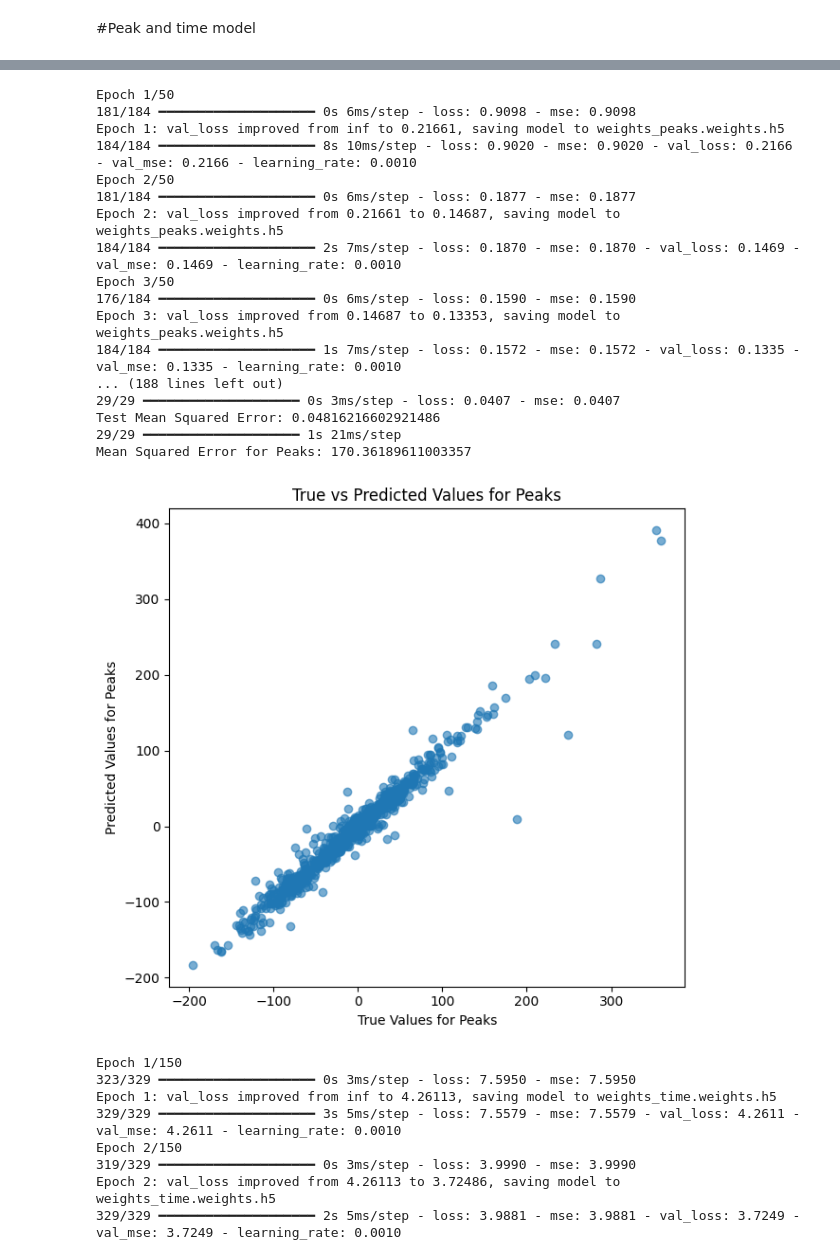
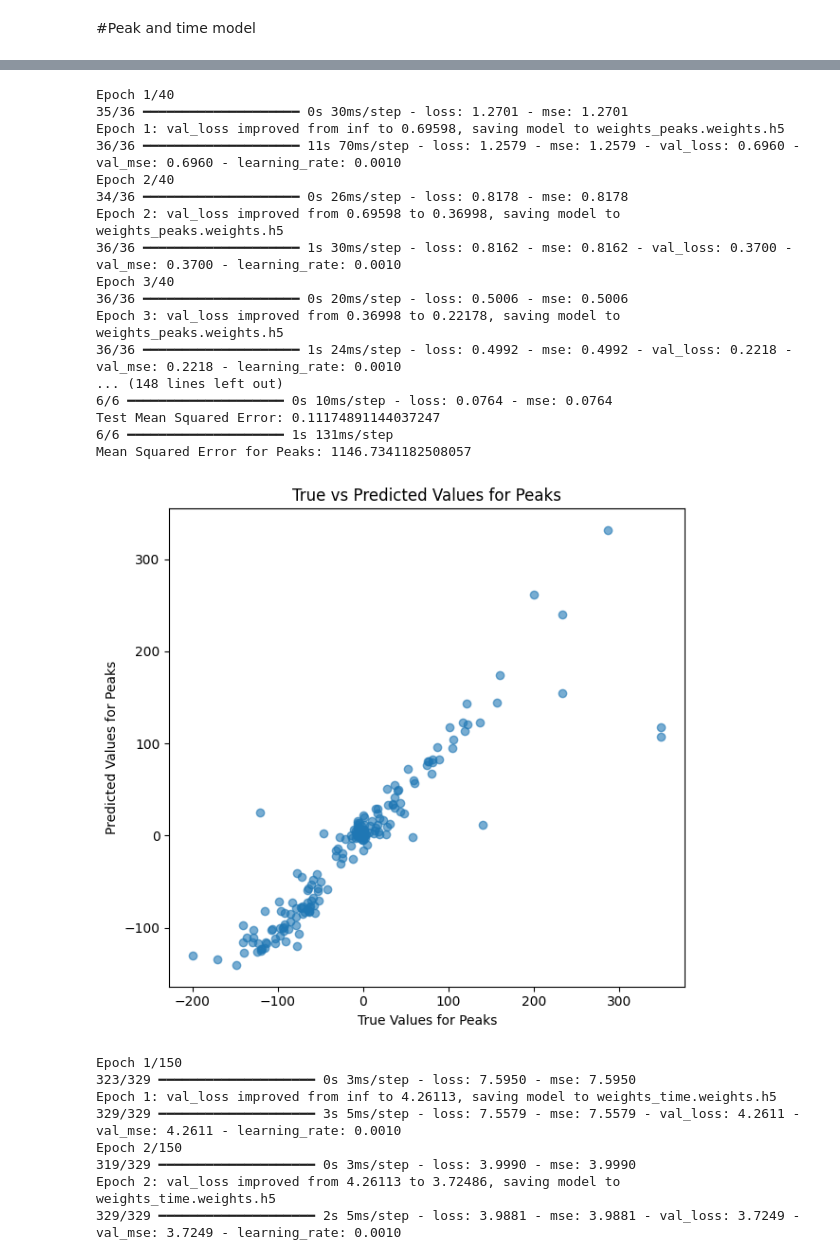
Before and after one commit to matule00/SGE, a Jupyter notebook: NN_SVR_peak_2.ipynb, the cells around one changed output, grey strips where cells are left out. Saved outputs shown, nothing was run; the diff lists cells and outputs as text; code cells hidden in the pictures.

```diff
--- a/NN_SVR_peak_2.ipynb
+++ b/NN_SVR_peak_2.ipynb
@@ -173,6 +173,7 @@ def prepare_data_and_model(SVR):
     print(valid_rows.head(10))
     september_rows = valid_rows[valid_rows['Time'] < '2024-09-30 00:00:00']
     X = september_rows[['time_prev', 'amp_diff', 'prev_extrema_value',
+                                'mfrr5', 'mfrr_p', 'mfrr_m',
                                     'last_values_1', 'last_values_2',
                                     'last_values_3', 'last_values_4',
                                     'last_values_5', 'last_values_6',
@@ -201,6 +202,8 @@ def prepare_data_and_model(SVR):
 
     model_peak = Sequential([
         Input(shape=(1, X_train.shape[2])),
+        LSTM(256, return_sequences=True, activation='tanh'),
+        Dropout(0.2),
         LSTM(128, return_sequences=True, activation='tanh'),
         Dropout(0.2),
         LSTM(64, return_sequences=True, activation='tanh'),
@@ -236,24 +239,24 @@ X_train, X_test, y_peak_train, y_peak_test, y_time_train, y_time_test, train_ind
 # %%
-train_model(X_train, X_test, y_peak_train, y_peak_test, scaler_y, model_peak, lr=0.001, patience_early_stop=8, patience_scheduler=4, num_of_epochs=50)
+train_model(X_train, X_test, y_peak_train, y_peak_test, scaler_y, model_peak, lr=0.001, patience_early_stop=8, patience_scheduler=4, num_of_epochs=40)
 # %% [output]
-Epoch 1/50
-181/184 ━━━━━━━━━━━━━━━━━━━━ 0s 6ms/step - loss: 0.9098 - mse: 0.9098
-Epoch 1: val_loss improved from inf to 0.21661, saving model to weights_peaks.weights.h5
-184/184 ━━━━━━━━━━━━━━━━━━━━ 8s 10ms/step - loss: 0.9020 - mse: 0.9020 - val_loss: 0.2166 - val_mse: 0.2166 - learning_rate: 0.0010
-Epoch 2/50
-181/184 ━━━━━━━━━━━━━━━━━━━━ 0s 6ms/step - loss: 0.1877 - mse: 0.1877
-Epoch 2: val_loss improved from 0.21661 to 0.14687, saving model to weights_peaks.weights.h5
-184/184 ━━━━━━━━━━━━━━━━━━━━ 2s 7ms/step - loss: 0.1870 - mse: 0.1870 - val_loss: 0.1469 - val_mse: 0.1469 - learning_rate: 0.0010
-Epoch 3/50
-176/184 ━━━━━━━━━━━━━━━━━━━━ 0s 6ms/step - loss: 0.1590 - mse: 0.1590
-Epoch 3: val_loss improved from 0.14687 to 0.13353, saving model to weights_peaks.weights.h5
-184/184 ━━━━━━━━━━━━━━━━━━━━ 1s 7ms/step - loss: 0.1572 - mse: 0.1572 - val_loss: 0.1335 - val_mse: 0.1335 - learning_rate: 0.0010
-... (188 lines left out)
-29/29 ━━━━━━━━━━━━━━━━━━━━ 0s 3ms/step - loss: 0.0407 - mse: 0.0407
-Test Mean Squared Error: 0.04816216602921486
-29/29 ━━━━━━━━━━━━━━━━━━━━ 1s 21ms/step
-Mean Squared Error for Peaks: 170.36189611003357
+Epoch 1/40
+35/36 ━━━━━━━━━━━━━━━━━━━━ 0s 30ms/step - loss: 1.2701 - mse: 1.2701
+Epoch 1: val_loss improved from inf to 0.69598, saving model to weights_peaks.weights.h5
+36/36 ━━━━━━━━━━━━━━━━━━━━ 11s 70ms/step - loss: 1.2579 - mse: 1.2579 - val_loss: 0.6960 - val_mse: 0.6960 - learning_rate: 0.0010
+Epoch 2/40
+34/36 ━━━━━━━━━━━━━━━━━━━━ 0s 26ms/step - loss: 0.8178 - mse: 0.8178
+Epoch 2: val_loss improved from 0.69598 to 0.36998, saving model to weights_peaks.weights.h5
+36/36 ━━━━━━━━━━━━━━━━━━━━ 1s 30ms/step - loss: 0.8162 - mse: 0.8162 - val_loss: 0.3700 - val_mse: 0.3700 - learning_rate: 0.0010
+Epoch 3/40
+36/36 ━━━━━━━━━━━━━━━━━━━━ 0s 20ms/step - loss: 0.5006 - mse: 0.5006
+Epoch 3: val_loss improved from 0.36998 to 0.22178, saving model to weights_peaks.weights.h5
+36/36 ━━━━━━━━━━━━━━━━━━━━ 1s 24ms/step - loss: 0.4992 - mse: 0.4992 - val_loss: 0.2218 - val_mse: 0.2218 - learning_rate: 0.0010
+... (148 lines left out)
+6/6 ━━━━━━━━━━━━━━━━━━━━ 0s 10ms/step - loss: 0.0764 - mse: 0.0764
+Test Mean Squared Error: 0.11174891144037247
+6/6 ━━━━━━━━━━━━━━━━━━━━ 1s 131ms/step
+Mean Squared Error for Peaks: 1146.7341182508057
-[figure, old version]
+[figure, new version]
 # %%
 model_time = Sequential([
     Input(shape=(X_train.shape[1],)),
```
Also changed, not shown: parts of 14 cells of this notebook.
